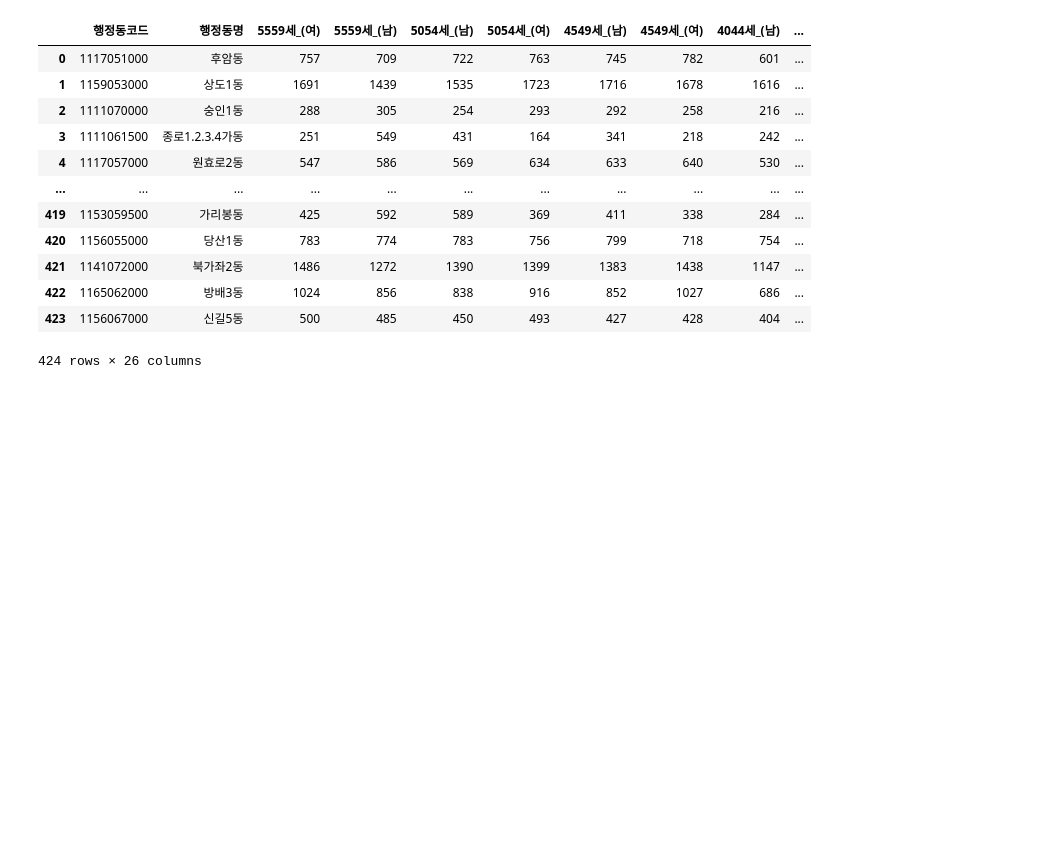
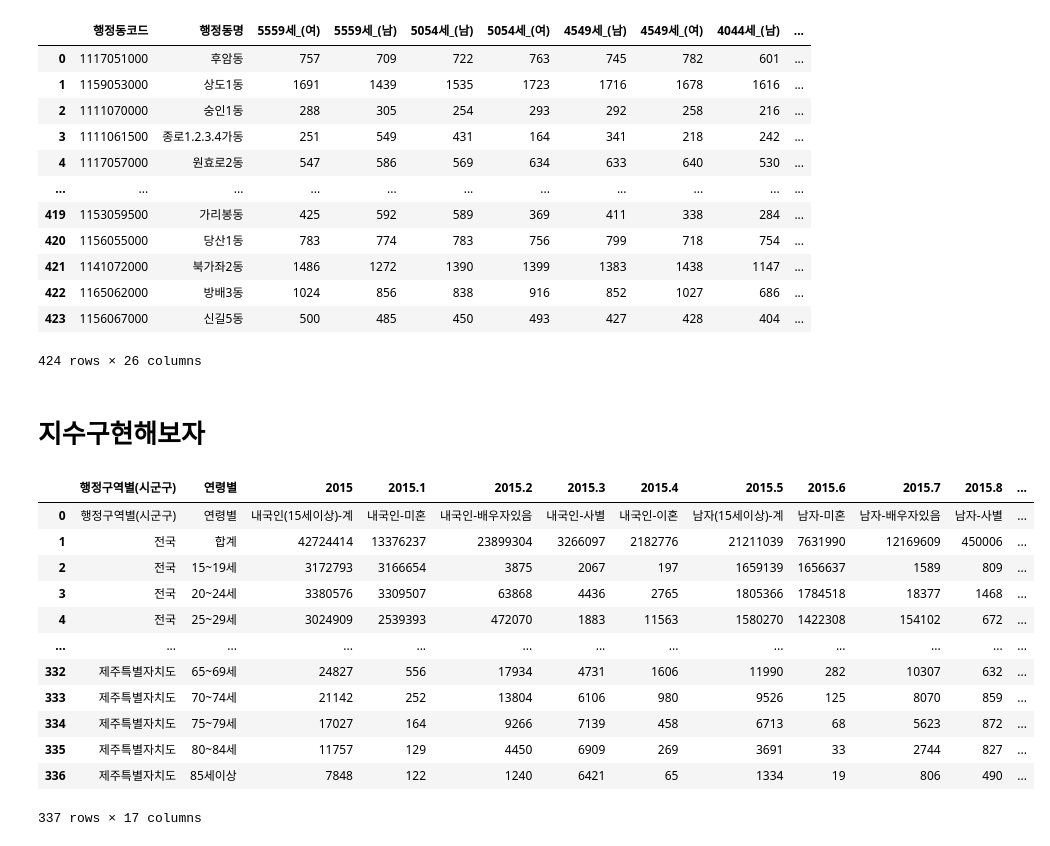
Before and after one commit to gyuholee94/seoul_contest, a Jupyter notebook: 규호_맞벌이가정추측.ipynb, the cells around one changed output. Cells and saved outputs as stored; diff of their text form; code cells hidden in the pictures; blank space fills up the shorter version.

```diff
--- a/규호_맞벌이가정추측.ipynb
+++ b/규호_맞벌이가정추측.ipynb
@@ -650,3 +650,22 @@ See the caveats in the documentation: https://pandas.pydata.org/pandas-docs/stab
 424 rows × 26 columns
 # %%
 dong_pop.to_csv('./초등학생 3040대 부모 행정동별 맞벌이 지수(인구X맞벌이인구).csv')
+# %% [markdown]
+# 지수구현해보자
+# %%
+married = pd.read_csv('./data/연령별_성별_혼인상태별_인구_15세이상_내국인_시군구_20201008213106.csv',encoding='cp949')
+married
+# %% [output]
+|  | 행정구역별(시군구) | 연령별 | 2015 | 2015.1 | 2015.2 | 2015.3 | 2015.4 | 2015.5 | 2015.6 | 2015.7 | 2015.8 | ... |
+| 0 | 행정구역별(시군구) | 연령별 | 내국인(15세이상)-계 | 내국인-미혼 | 내국인-배우자있음 | 내국인-사별 | 내국인-이혼 | 남자(15세이상)-계 | 남자-미혼 | 남자-배우자있음 | 남자-사별 | ... |
+| 1 | 전국 | 합계 | 42724414 | 13376237 | 23899304 | 3266097 | 2182776 | 21211039 | 7631990 | 12169609 | 450006 | ... |
+| 2 | 전국 | 15~19세 | 3172793 | 3166654 | 3875 | 2067 | 197 | 1659139 | 1656637 | 1589 | 809 | ... |
+| 3 | 전국 | 20~24세 | 3380576 | 3309507 | 63868 | 4436 | 2765 | 1805366 | 1784518 | 18377 | 1468 | ... |
+| 4 | 전국 | 25~29세 | 3024909 | 2539393 | 472070 | 1883 | 11563 | 1580270 | 1422308 | 154102 | 672 | ... |
+| ... | ... | ... | ... | ... | ... | ... | ... | ... | ... | ... | ... | ... |
+| 332 | 제주특별자치도 | 65~69세 | 24827 | 556 | 17934 | 4731 | 1606 | 11990 | 282 | 10307 | 632 | ... |
+| 333 | 제주특별자치도 | 70~74세 | 21142 | 252 | 13804 | 6106 | 980 | 9526 | 125 | 8070 | 859 | ... |
+| 334 | 제주특별자치도 | 75~79세 | 17027 | 164 | 9266 | 7139 | 458 | 6713 | 68 | 5623 | 872 | ... |
+| 335 | 제주특별자치도 | 80~84세 | 11757 | 129 | 4450 | 6909 | 269 | 3691 | 33 | 2744 | 827 | ... |
+| 336 | 제주특별자치도 | 85세이상 | 7848 | 122 | 1240 | 6421 | 65 | 1334 | 19 | 806 | 490 | ... |
+337 rows × 17 columns
```
Also changed, not shown: parts of 8 cells of this notebook, 3 other files.
